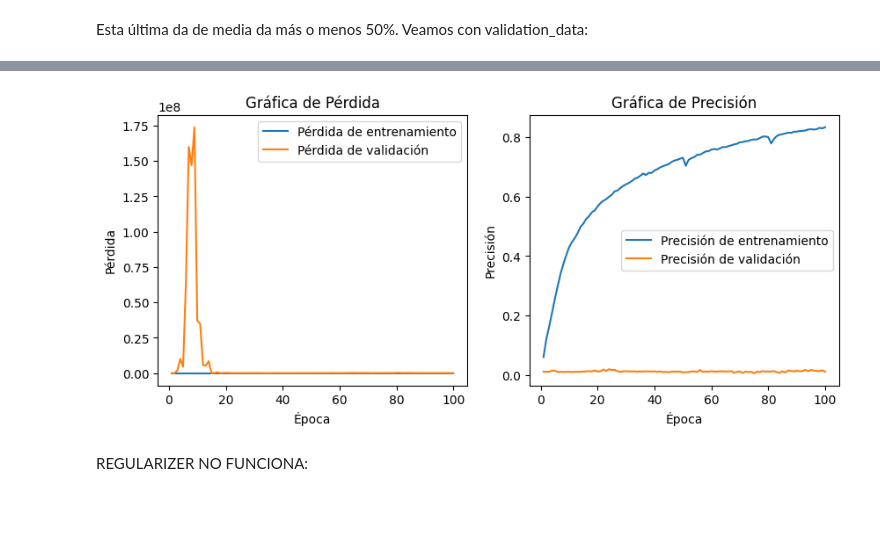
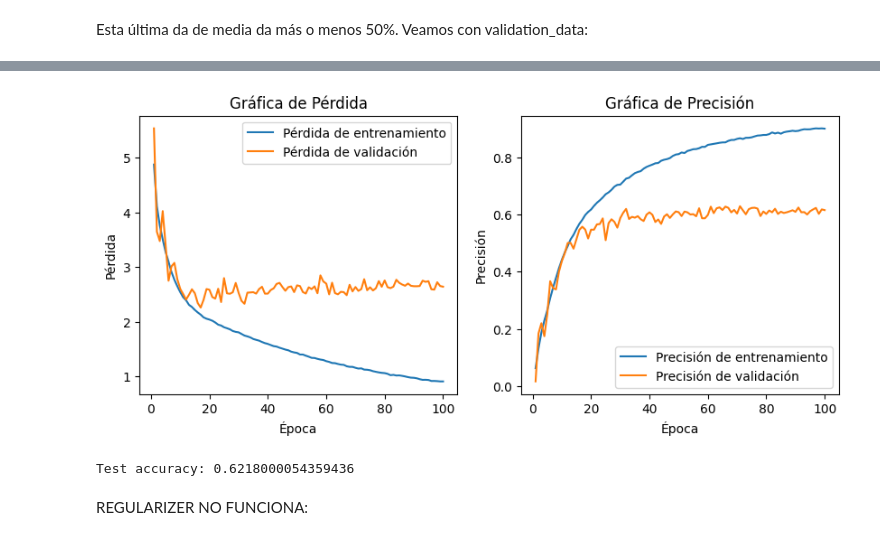
Before and after one commit to 9105507/APRENDIZAJE_AUTOMATICO_23_24, a Jupyter notebook: AA_PRACTICA3_GRUPO_7.ipynb, the cells around one changed output, grey strips where cells are left out. Cells and saved outputs as stored; diff of their text form; code cells hidden in the pictures; blank space fills up the shorter version.

```diff
--- a/AA_PRACTICA3_GRUPO_7.ipynb
+++ b/AA_PRACTICA3_GRUPO_7.ipynb
@@ -480,7 +477,7 @@ Para finalizar el pre-procesado de datos, se normalizan los datos, se tranforman
 # %%
 X, test_X, y, test_y = train_test_split(np.concatenate((X, test_X)), np.concatenate((y, test_y)), test_size=1/6, random_state=23)
 
-# Se normalizan los datos:
+#Se normalizan los datos:
 X = X.astype('float32')/255
 test_X = test_X.astype('float32')/255
 
@@ -495,22 +492,22 @@ print(val_X.shape)
 print(train_y.shape)
 print(val_y.shape)
 
-datagencompleto = ImageDataGenerator(
-    rescale=1. / 255,
+datagentrain = ImageDataGenerator(
+    #rescale=1./255,
     rotation_range=20,
     width_shift_range=0.2,
     height_shift_range=0.2,
     horizontal_flip=True
 )
-datagenvalidacion = ImageDataGenerator(
-    rescale=1. / 255,
+datagentrainvalidation = ImageDataGenerator(
+    #rescale=1./255,
     rotation_range=20,
     width_shift_range=0.2,
     height_shift_range=0.2,
     horizontal_flip=True
 )
-datagencompleto.fit(X)
-datagenvalidacion.fit(train_X)
+train_generator = datagentrain.flow(train_X, train_y, batch_size = 128)
+validation_generator = datagentrain.flow(val_X, val_y, batch_size = 128)
 # %% [output]
 (40000, 32, 32, 3)
 (10000, 32, 32, 3)
@@ -767,6 +763,14 @@ KeyboardInterrupt: ignored
 Esta última da de media da más o menos 50%. Veamos con validation_data:
 # %%
 gc.collect()
+datagentrain = ImageDataGenerator(
+    #rescale=1./255,
+    rotation_range=20,
+    width_shift_range=0.2,
+    height_shift_range=0.2,
+    horizontal_flip=True
+)
+train_generator = datagentrain.flow(train_X, train_y, batch_size = 128)
 model = Sequential()
 model.add(Conv2D(32, (3, 3), activation='relu', padding='same', input_shape=(32, 32, 3)))
 model.add(BatchNormalization())
@@ -784,25 +788,32 @@ model.add(Conv2D(1024, (3, 3), padding='same', activation='relu'))
 model.add(BatchNormalization())
 model.add(MaxPooling2D((2, 2)))
 model.add(Flatten())
-model.add(Dense(512, activation='relu', kernel_regularizer=l2(0.001)))
+model.add(Dense(512, activation='relu', kernel_regularizer=l2(0.0001)))
 model.add(BatchNormalization())
 model.add(Dropout(0.5))
-model.add(Dense(1024, activation='relu', kernel_regularizer=l2(0.001)))
+model.add(Dense(1024, activation='relu', kernel_regularizer=l2(0.0001)))
 model.add(BatchNormalization())
 model.add(Dropout(0.5))
-model.add(Dense(100, activation='softmax', kernel_regularizer=l2(0.001)))
+model.add(Dense(100, activation='softmax', kernel_regularizer=l2(0.0001)))
 #model.summary()
 model.compile(loss='categorical_crossentropy',
               optimizer='rmsprop',
               metrics=['accuracy'])
-history = model.fit(datagenvalidacion.flow(train_X, train_y, batch_size=128), epochs=100, verbose=1, validation_data=(val_X, val_y))
+# Calcular los pasos por época y los pasos de validación
+# steps_per_epoch = len(train_X) // 256  # 128 es el tamaño del lote
+# validation_steps = len(val_X) // 256  # 128 es el tamaño del lote
+
+history = model.fit(train_generator,
+                              #steps_per_epoch  =100,
+                              epochs           =100,
+                              validation_data  =(val_X, val_y),
+                              #validation_steps =50,
+                              verbose          =2)
 train_loss = history.history['loss']
 train_acc = history.history['accuracy']
 val_loss = history.history['val_loss']
 val_acc = history.history['val_accuracy']
 print('\n RENDIMIENTO ENTRENAMIENTO:')
 evaluar_rendimiento_validacion(train_loss,train_acc, val_loss, val_acc)
-# test_loss, test_acc = model.evaluate(test_X, test_y_categorical, verbose = 0)
-# print('\n\nTest accuracy:', test_acc)
 # %% [output]
 Epoch 1/100
@@ -823,6 +834,8 @@ Epoch 100/100
 
  RENDIMIENTO ENTRENAMIENTO:
-[figure, old version]
+[figure, new version]
 # %%
 test_loss, test_acc = model.evaluate(test_X, test_y_categorical, verbose = 0)
 print('\n\nTest accuracy:', test_acc)
+# %% [output]
+Test accuracy: 0.6218000054359436
```
Also changed, not shown: parts of 7 cells of this notebook.
